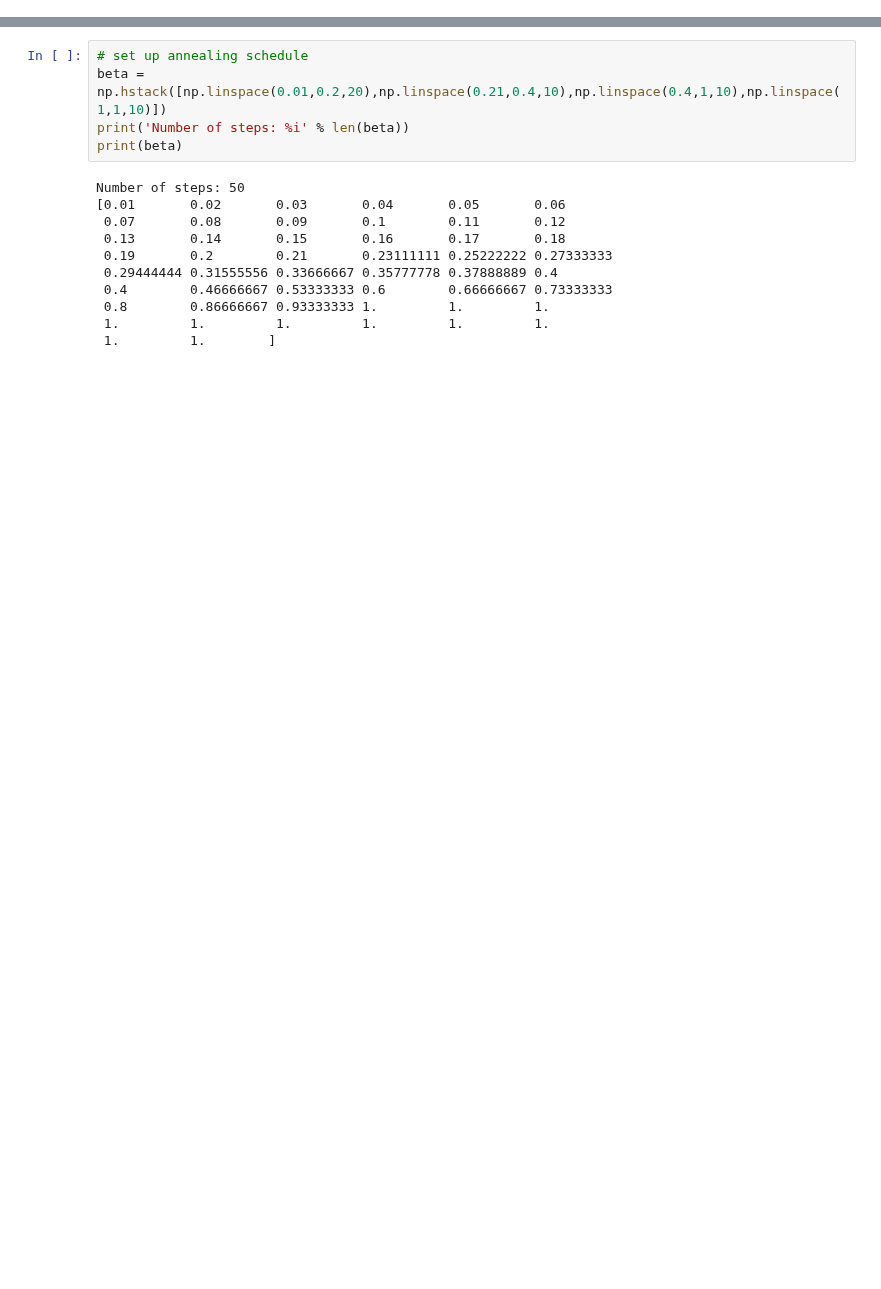
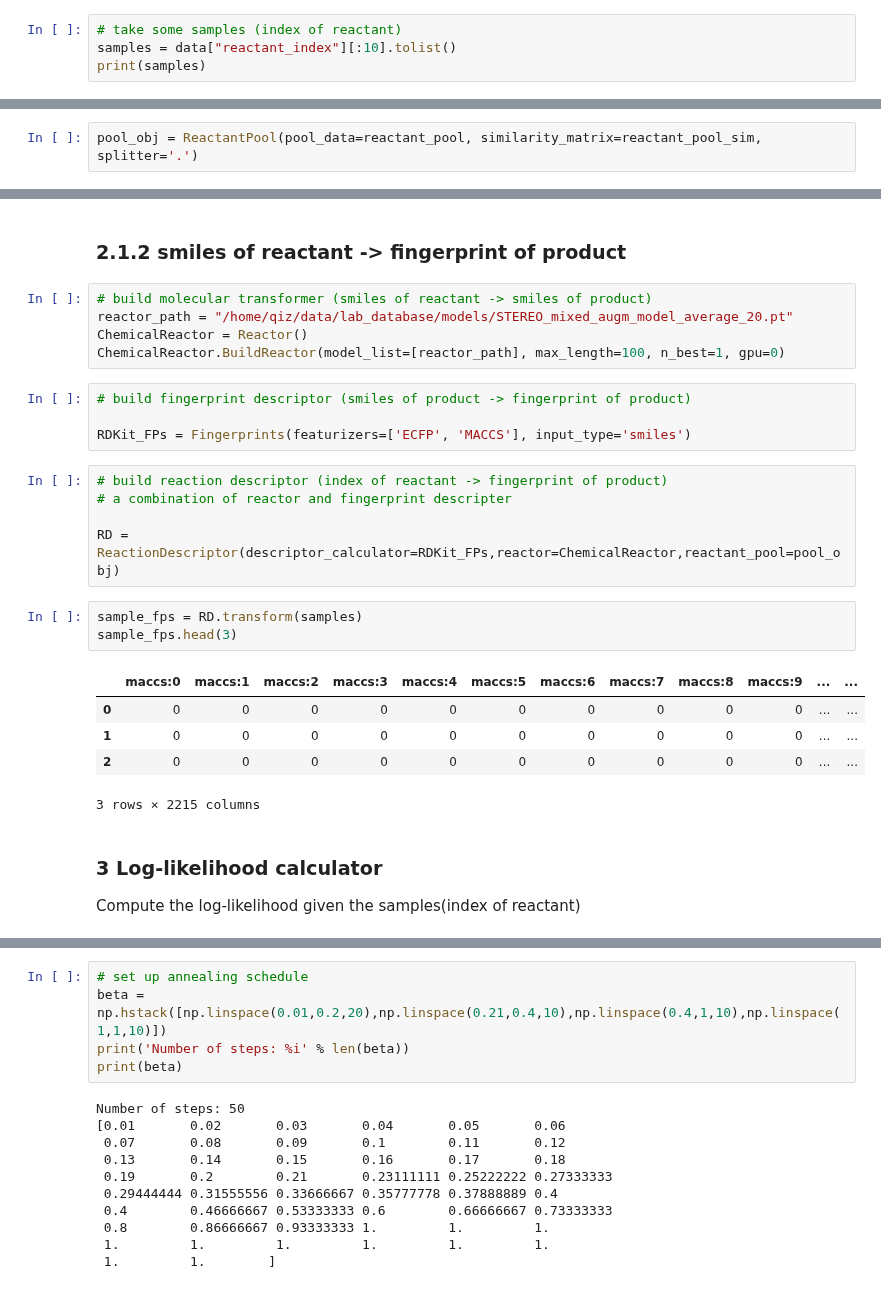
Before and after one commit to yoshida-lab/XenonPy, a Jupyter notebook: xenonpy/contrib/ismd/Sample.ipynb, the cells around one changed output, grey strips where cells are left out. Saved outputs shown, nothing was run; the diff lists cells and outputs as text; blank space fills up the shorter version.

```diff
--- a/xenonpy/contrib/ismd/Sample.ipynb
+++ b/xenonpy/contrib/ismd/Sample.ipynb
@@ -207,0 +68,4 @@ Round 4 ['N#Cc1nn(CCCO)cc1Br.CNCc1cccc(OCSC)c1', 'O=C1CCC(=Cc2cccc(Oc3ccc(C(F)(F
+# %%
+# take some samples (index of reactant)
+samples = data["reactant_index"][:10].tolist()
+print(samples)
@@ -207,0 +79,2 @@ Round 4 ['N#Cc1nn(CCCO)cc1Br.CNCc1cccc(OCSC)c1', 'O=C1CCC(=Cc2cccc(Oc3ccc(C(F)(F
+# %%
+pool_obj = ReactantPool(pool_data=reactant_pool, similarity_matrix=reactant_pool_sim, splitter='.')
@@ -207,0 +94,29 @@ Round 4 ['N#Cc1nn(CCCO)cc1Br.CNCc1cccc(OCSC)c1', 'O=C1CCC(=Cc2cccc(Oc3ccc(C(F)(F
+# %% [markdown]
+### 2.1.2 smiles of reactant -> fingerprint of product
+# %%
+# build molecular transformer (smiles of reactant -> smiles of product)
+reactor_path = "/home/qiz/data/lab_database/models/STEREO_mixed_augm_model_average_20.pt"
+ChemicalReactor = Reactor()
+ChemicalReactor.BuildReactor(model_list=[reactor_path], max_length=100, n_best=1, gpu=0)
+# %%
+# build fingerprint descriptor (smiles of product -> fingerprint of product)
+
+RDKit_FPs = Fingerprints(featurizers=['ECFP', 'MACCS'], input_type='smiles')
+# %%
+# build reaction descriptor (index of reactant -> fingerprint of product)
+# a combination of reactor and fingerprint descripter
+
+RD = ReactionDescriptor(descriptor_calculator=RDKit_FPs,reactor=ChemicalReactor,reactant_pool=pool_obj)
+# %%
+sample_fps = RD.transform(samples)
+sample_fps.head(3)
+# %% [output]
+|  | maccs:0 | maccs:1 | maccs:2 | maccs:3 | maccs:4 | maccs:5 | maccs:6 | maccs:7 | maccs:8 | maccs:9 | ... | ... |
+| 0 | 0 | 0 | 0 | 0 | 0 | 0 | 0 | 0 | 0 | 0 | ... | ... |
+| 1 | 0 | 0 | 0 | 0 | 0 | 0 | 0 | 0 | 0 | 0 | ... | ... |
+| 2 | 0 | 0 | 0 | 0 | 0 | 0 | 0 | 0 | 0 | 0 | ... | ... |
+3 rows × 2215 columns
+# %% [markdown]
+### 3 Log-likelihood calculator
+
+Compute the log-likelihood given the samples(index of reactant)
```
Also changed, not shown: parts of 46 cells of this notebook, 11 other files.
